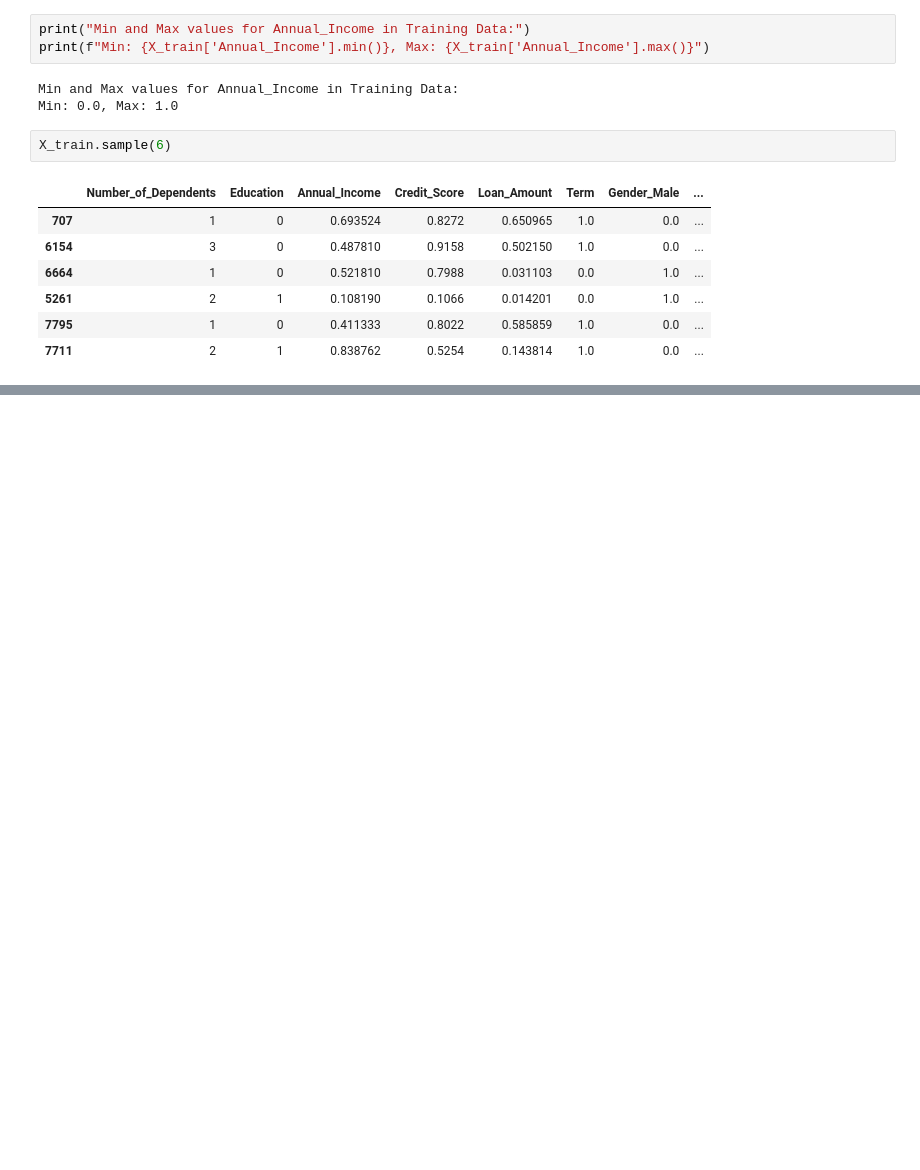
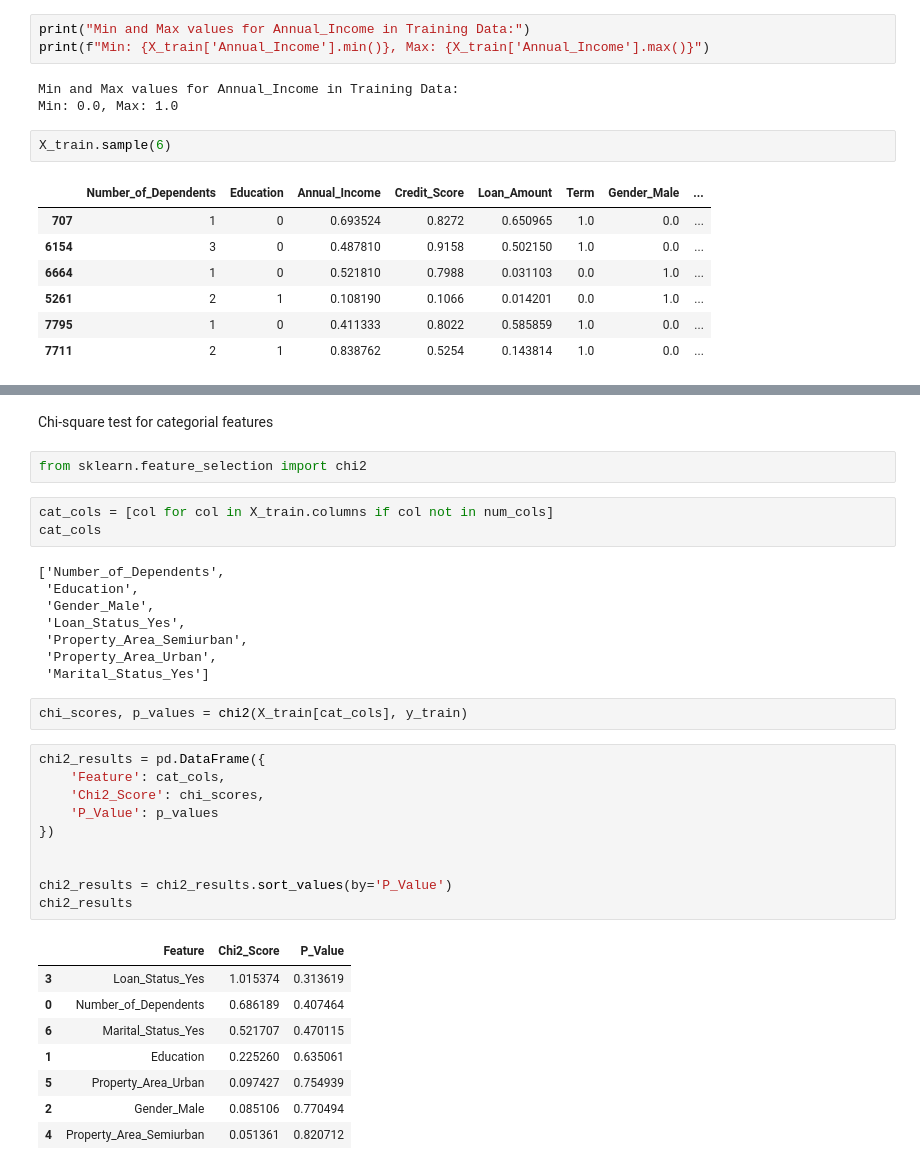
Before and after one commit to sanjiv576/Bank-Loan-Approval-Prediction-using-Naive-Bayes-Classifier-algorithm, a Jupyter notebook: model/model_preparation.ipynb, the cells around one changed output, grey strips where cells are left out. Drawn from its saved outputs; the diff is of its cells as text; blank space fills up the shorter version.

```diff
--- a/model/model_preparation.ipynb
+++ b/model/model_preparation.ipynb
@@ -653,0 +667,36 @@ X_train.sample(6)
+# %% [markdown]
+Chi-square test for categorial features
+# %%
+from sklearn.feature_selection import chi2
+# %%
+cat_cols = [col for col in X_train.columns if col not in num_cols]
+cat_cols
+# %% [output]
+['Number_of_Dependents',
+ 'Education',
+ 'Gender_Male',
+ 'Loan_Status_Yes',
+ 'Property_Area_Semiurban',
+ 'Property_Area_Urban',
+ 'Marital_Status_Yes']
+# %%
+chi_scores, p_values = chi2(X_train[cat_cols], y_train)
+# %%
+chi2_results = pd.DataFrame({
+    'Feature': cat_cols,
+    'Chi2_Score': chi_scores,
+    'P_Value': p_values
+})
+
+
+chi2_results = chi2_results.sort_values(by='P_Value')
+chi2_results
+# %% [output]
+|  | Feature | Chi2_Score | P_Value |
+| 3 | Loan_Status_Yes | 1.015374 | 0.313619 |
+| 0 | Number_of_Dependents | 0.686189 | 0.407464 |
+| 6 | Marital_Status_Yes | 0.521707 | 0.470115 |
+| 1 | Education | 0.225260 | 0.635061 |
+| 5 | Property_Area_Urban | 0.097427 | 0.754939 |
+| 2 | Gender_Male | 0.085106 | 0.770494 |
+| 4 | Property_Area_Semiurban | 0.051361 | 0.820712 |
```
Also changed, not shown: parts of 20 cells of this notebook.
